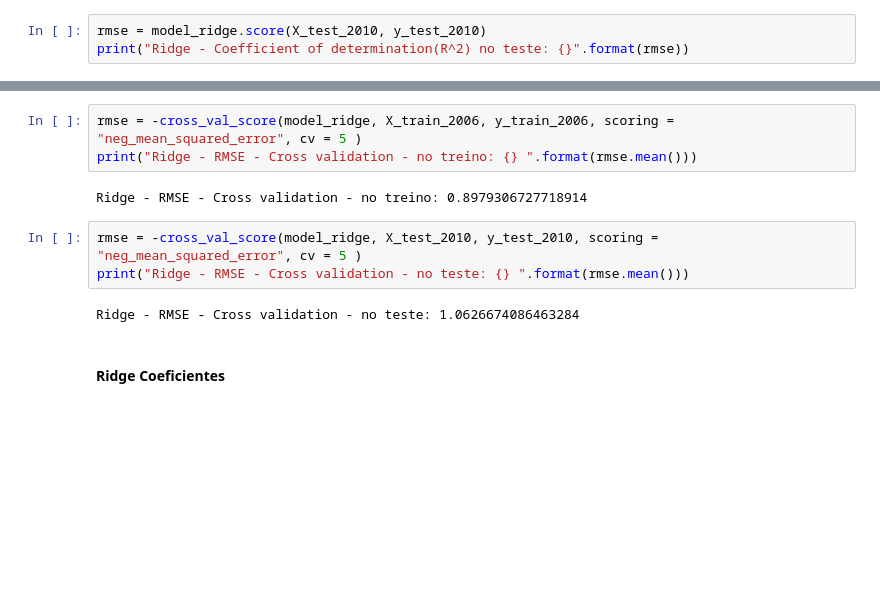
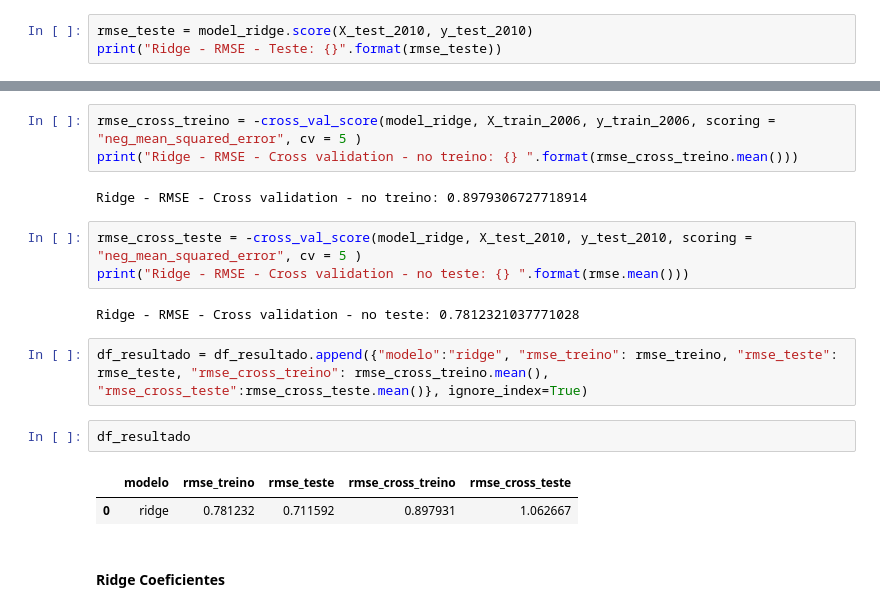
Before and after one commit to alananeo/votos, a Jupyter notebook: tarefa.ipynb, the cells around one changed output, grey strips where cells are left out. Saved outputs shown, nothing was run; the diff lists cells and outputs as text; blank space fills up the shorter version.

```diff
--- a/tarefa.ipynb
+++ b/tarefa.ipynb
@@ -115,4 +116,4 @@ Ridge - Coefficient of determination(R^2) no treino: 0.7812321037771028
 # %%
-rmse = model_ridge.score(X_test_2010, y_test_2010)
-print("Ridge - Coefficient of determination(R^2) no teste: {}".format(rmse))
+rmse_teste = model_ridge.score(X_test_2010, y_test_2010)
+print("Ridge - RMSE - Teste: {}".format(rmse_teste))
 # %% [output]
@@ -120,13 +121,20 @@ Ridge - Coefficient of determination(R^2) no teste: 0.7115923115052459
 # %%
-rmse = -cross_val_score(model_ridge, X_train_2006, y_train_2006, scoring = "neg_mean_squared_error", cv = 5 )
-print("Ridge - RMSE - Cross validation - no treino: {} ".format(rmse.mean()))
+rmse_cross_treino = -cross_val_score(model_ridge, X_train_2006, y_train_2006, scoring = "neg_mean_squared_error", cv = 5 )
+print("Ridge - RMSE - Cross validation - no treino: {} ".format(rmse_cross_treino.mean()))
 # %% [output]
 Ridge - RMSE - Cross validation - no treino: 0.8979306727718914
 # %%
-rmse = -cross_val_score(model_ridge, X_test_2010, y_test_2010, scoring = "neg_mean_squared_error", cv = 5 )
+rmse_cross_teste = -cross_val_score(model_ridge, X_test_2010, y_test_2010, scoring = "neg_mean_squared_error", cv = 5 )
 print("Ridge - RMSE - Cross validation - no teste: {} ".format(rmse.mean()))
 # %% [output]
-Ridge - RMSE - Cross validation - no teste: 1.0626674086463284
+Ridge - RMSE - Cross validation - no teste: 0.7812321037771028
+# %%
+df_resultado = df_resultado.append({"modelo":"ridge", "rmse_treino": rmse_treino, "rmse_teste": rmse_teste, "rmse_cross_treino": rmse_cross_treino.mean(), "rmse_cross_teste":rmse_cross_teste.mean()}, ignore_index=True)
+# %%
+df_resultado
+# %% [output]
+|  | modelo | rmse_treino | rmse_teste | rmse_cross_treino | rmse_cross_teste |
+| 0 | ridge | 0.781232 | 0.711592 | 0.897931 | 1.062667 |
 # %% [markdown]
 #### Ridge Coeficientes
 # %%
```
Also changed, not shown: parts of 23 cells of this notebook, 1 other file.
